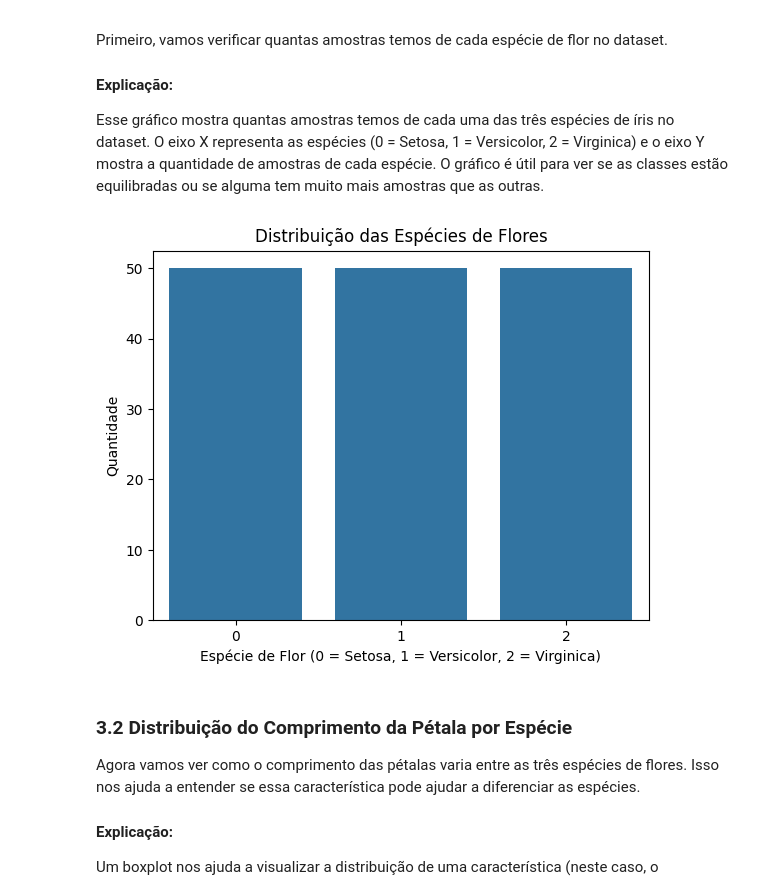
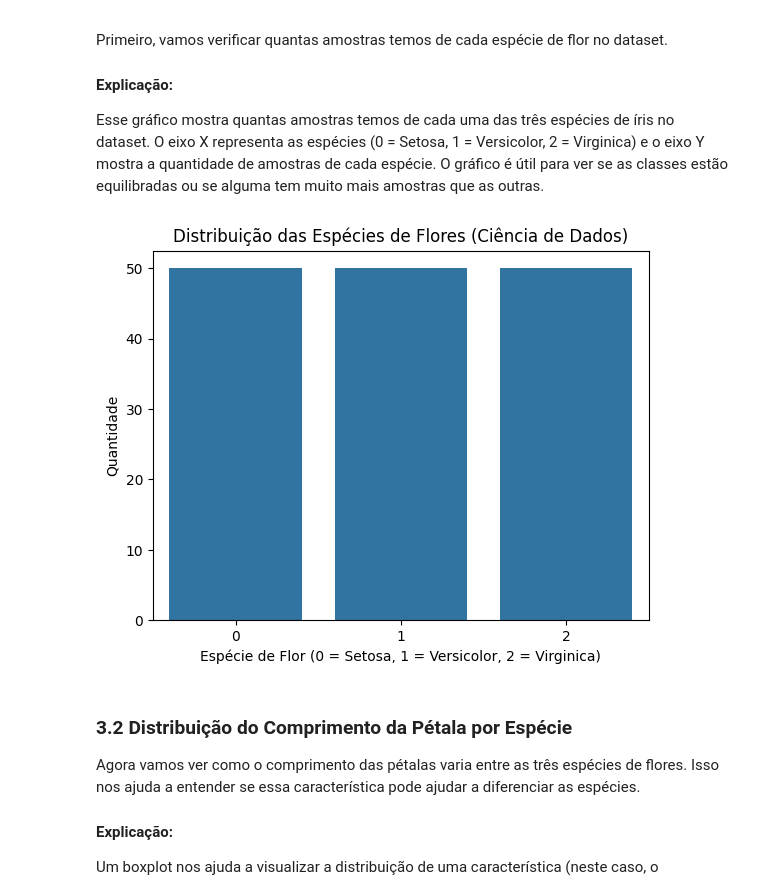
Before and after one commit to Hericson/Ciencia-de-Dados-Capacita-Brasil, a Jupyter notebook: Aula01-Desvendando Ciência de Dados e Inteligência Artificial.ipynb, the cells around one changed output. Cells and saved outputs as stored; diff of their text form; code cells hidden in the pictures.

```diff
--- a/Aula01-Desvendando Ciência de Dados e Inteligência Artificial.ipynb
+++ b/Aula01-Desvendando Ciência de Dados e Inteligência Artificial.ipynb
@@ -90,15 +104,15 @@ O gráfico é útil para ver se as classes estão equilibradas ou se alguma tem
 # %%
 import seaborn as sns
 import matplotlib.pyplot as plt
 
 # Contagem de flores por espécie
 sns.countplot(x='species', data=dados)
-plt.title("Distribuição das Espécies de Flores")
+plt.title("Distribuição das Espécies de Flores (Ciência de Dados)")
 plt.xlabel("Espécie de Flor (0 = Setosa, 1 = Versicolor, 2 = Virginica)")
 plt.ylabel("Quantidade")
 plt.show()
 # %% [output]
-[figure, old version]
+[figure, new version]
 # %% [markdown]
 ### 3.2 Distribuição do Comprimento da Pétala por Espécie
 
```
Also changed, not shown: parts of 15 cells of this notebook, 4 other files.
